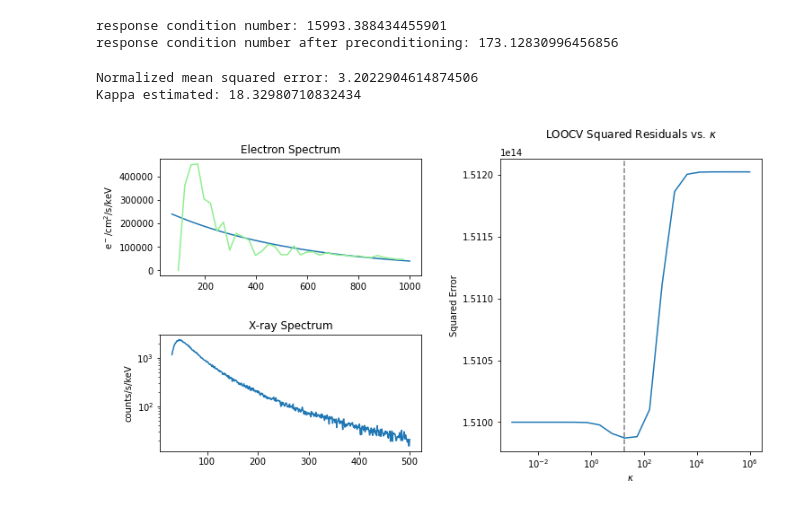
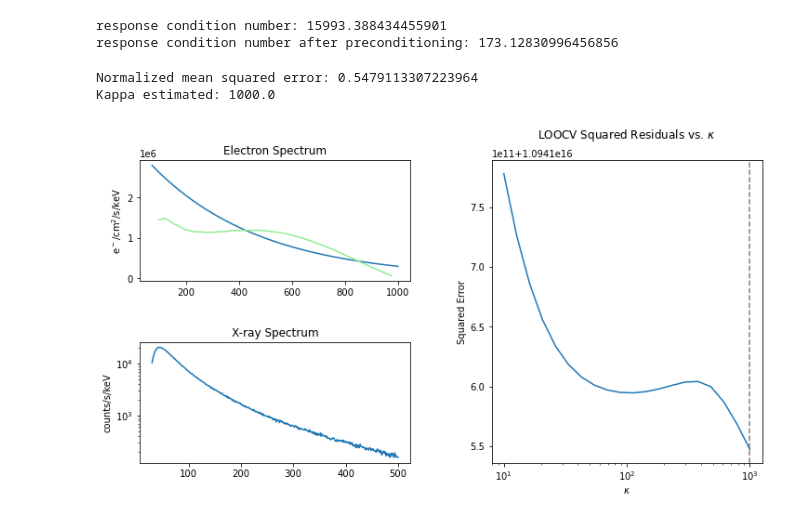
Before and after one commit to mrpatrick1991/thesis, a Jupyter notebook: figures/chapter_4/synthetic_data_exp/Untitled.ipynb, the cells around one changed output. Cells and saved outputs as stored; diff of their text form; code cells hidden in the pictures.

Commit message:
update figure

```diff
--- a/figures/chapter_4/synthetic_data_exp/Untitled.ipynb
+++ b/figures/chapter_4/synthetic_data_exp/Untitled.ipynb
@@ -154,39 +154,39 @@ gs = plt.GridSpec(nrows=2, ncols=2,hspace=.5,wspace=.3)
 
 ax1 = fig.add_subplot(gs[1,0])
 ax2 = fig.add_subplot(gs[0,0])
 ax3 = fig.add_subplot(gs[:,1])
 
 ax1.set_title('X-ray Spectrum')
 ax1.set_ylabel('counts/s/keV')
 ax2.set_ylabel('$\mathrm{e^-}/\mathrm{cm}^2/\mathrm{s}/\mathrm{keV}$')
 ax2.set_title('Electron Spectrum')
 ax3.set_title('LOOCV Squared Residuals vs. $\kappa$\n')
 ax3.set_xlabel('$\kappa$')
 ax3.set_ylabel('Squared Error')
 
 for i in range(1,2):
 
 
-    beam = ex(500,0,1000,1e8)
+    beam = ex(400,0,1000,1e9)
 
     beamx = np.matmul(np.diag(D),beam[0])
 
-    ss = np.logspace(-3,6,20)
-    e = cv(RS, L0, ss, beamx, True)
-
-    sol = np.matmul(tk(RS, L0, ss[np.argmin(e)], beamx, True)[0],SS)
+    ss = np.logspace(1,3,20)
+    e = cv(RS, L2, ss, beamx, True)
+    #ss[np.argmin(e)]
+    sol = np.matmul(tk(RS, L2, ss[np.argmin(e)], beamx, True)[0],SS)
     ax1.semilogy(xspace,beam[0])
     ax2.plot(espace, beam[1],label='assumed')
     ax2.plot(espace[1:-1], sol[1:-1]/2,label='model',color='lightgreen')
     ax3.semilogx(ss,e)
     print('Normalized mean squared error: ' + str(nmse(beam[1],sol)))
     print('Kappa estimated: ' + str(ss[np.argmin(e)]))
 
 
 
     ax3.axvline(x=ss[np.argmin(e)],color='grey',linestyle='dashed')
 # %% [output]
-Normalized mean squared error: 3.2022904614874506
-Kappa estimated: 18.32980710832434
+Normalized mean squared error: 0.5479113307223964
+Kappa estimated: 1000.0
-[figure, old version]
+[figure, new version]
 # %%
```
Also changed, not shown: parts of 2 cells of this notebook, 2 other files.
